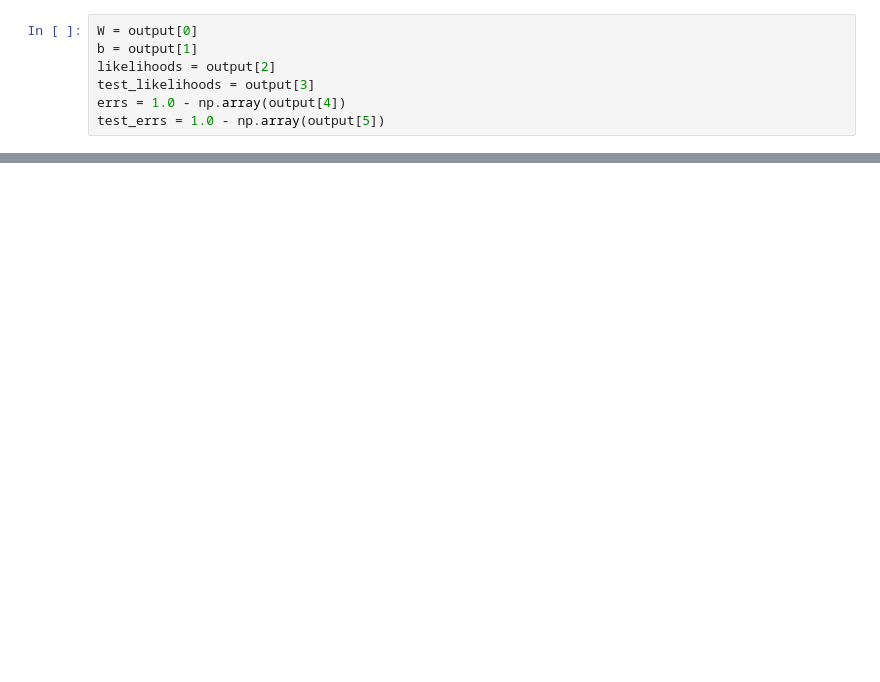
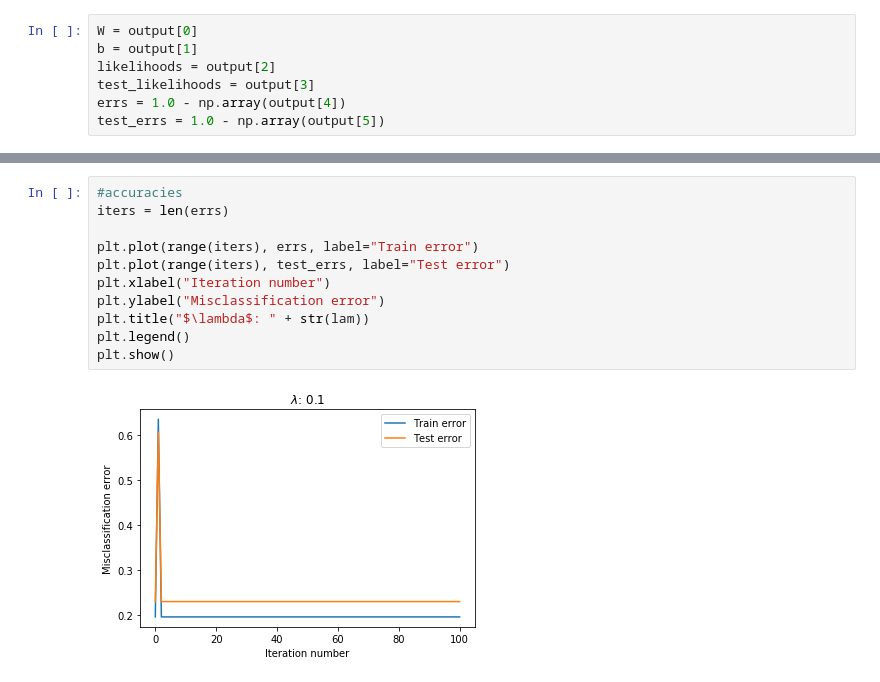
Before and after one commit to bmx8177/pyPhy, a Jupyter notebook: src/notebooks/run.ipynb, the cells around one changed output, grey strips where cells are left out. Cells and saved outputs as stored; diff of their text form; blank space fills up the shorter version.

```diff
--- a/src/notebooks/run.ipynb
+++ b/src/notebooks/run.ipynb
@@ -163,0 +183,13 @@ test_errs = 1.0 - np.array(output[5])
+# %%
+#accuracies
+iters = len(errs)
+
+plt.plot(range(iters), errs, label="Train error")
+plt.plot(range(iters), test_errs, label="Test error")
+plt.xlabel("Iteration number")
+plt.ylabel("Misclassification error")
+plt.title("$\lambda$: " + str(lam))
+plt.legend()
+plt.show()
+# %% [output]
+[figure, added]
```
Also changed, not shown: parts of 8 cells of this notebook, 1 other file.
